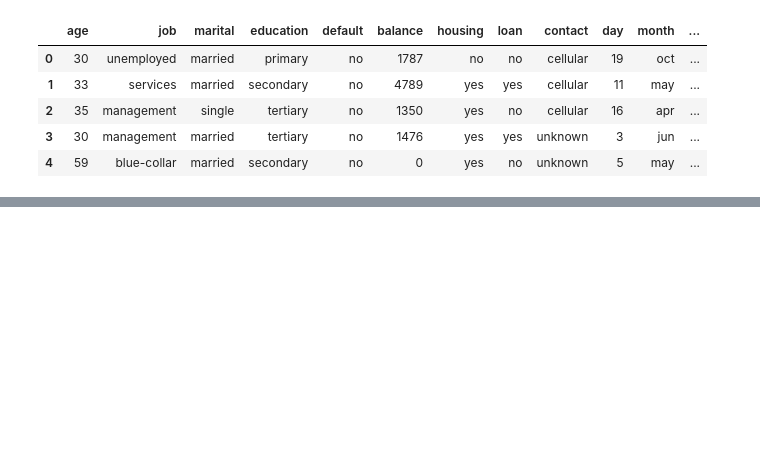
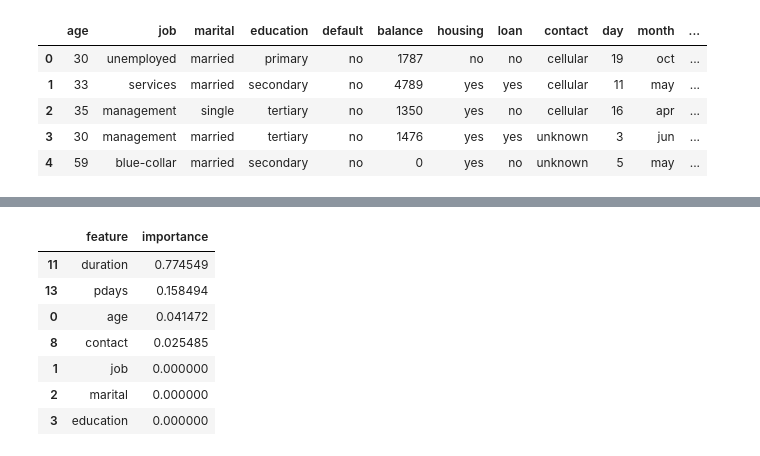
Before and after one commit to boing3887/DATA_SF_Homework, a Jupyter notebook: HW#3.ipynb, the cells around one changed output, grey strips where cells are left out. Saved outputs shown, nothing was run; the diff lists cells and outputs as text; code cells hidden in the pictures; blank space fills up the shorter version.

```diff
--- a/HW#3.ipynb
+++ b/HW#3.ipynb
@@ -270,0 +348,11 @@ array(['age', 'balance', 'campaign', 'contact', 'day', 'default',
+# %%
+# Trying to replace original categorical features in dataframe with one-hot-encoded versions
+
+bdp.job = hot_job
+bdp.marital = hot_marital
+bdp.education = hot_education
+bdp.default = hot_default
+bdp.housing = hot_housing
+bdp.loan = hot_loan
+bdp.month = hot_month
+bdp.poutcome = hot_poutcome
@@ -270,0 +413,7 @@ array(['age', 'balance', 'campaign', 'contact', 'day', 'default',
+# %%
+# Select feature columns (every column except for the last column, bdp[y], which is [-1]).
+feature_cols = bdp.columns[0:-1]
+
+# Define X (features) & y (response).
+X = bdp[feature_cols]
+y = bdp.y
@@ -270,0 +438,5 @@ array(['age', 'balance', 'campaign', 'contact', 'day', 'default',
+# %%
+# Call DecisionTreeClassifier 'treeclf', max depth for decision tree of '3'
+treeclf = DecisionTreeClassifier(max_depth=3, random_state=0)
+treeclf.fit(X, y)
+scores = cross_val_score(treeclf, X, y, cv = 5, scoring = 'accuracy')
@@ -270,0 +459,6 @@ array(['age', 'balance', 'campaign', 'contact', 'day', 'default',
+# %%
+# Assessing relative importance of features.
+# 'feat_imp' equals 'feature importance'.
+
+feat_imp = pd.DataFrame({'feature':feature_cols, 'importance':treeclf.feature_importances_}).sort('importance', ascending = False)
+print feat_imp
@@ -270,0 +483,11 @@ array(['age', 'balance', 'campaign', 'contact', 'day', 'default',
+# %%
+feat_imp.head(7)
+# %% [output]
+|  | feature | importance |
+| 11 | duration | 0.774549 |
+| 13 | pdays | 0.158494 |
+| 0 | age | 0.041472 |
+| 8 | contact | 0.025485 |
+| 1 | job | 0.000000 |
+| 2 | marital | 0.000000 |
+| 3 | education | 0.000000 |
```
Also changed, not shown: parts of 98 cells of this notebook.
